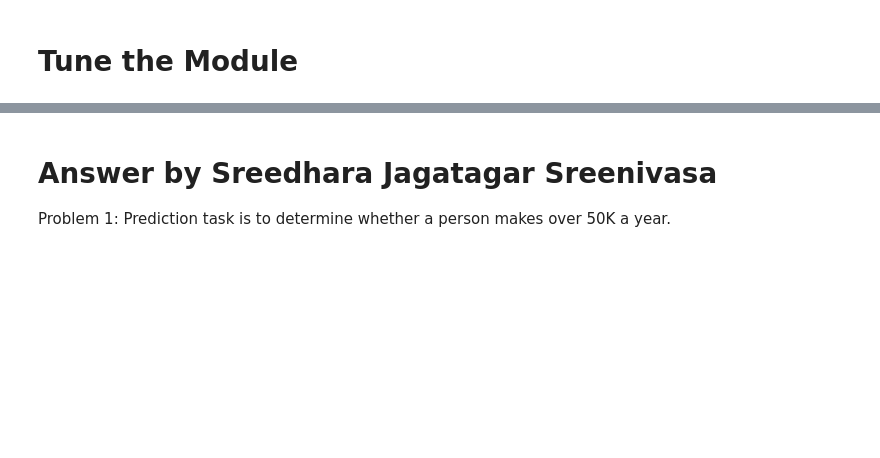
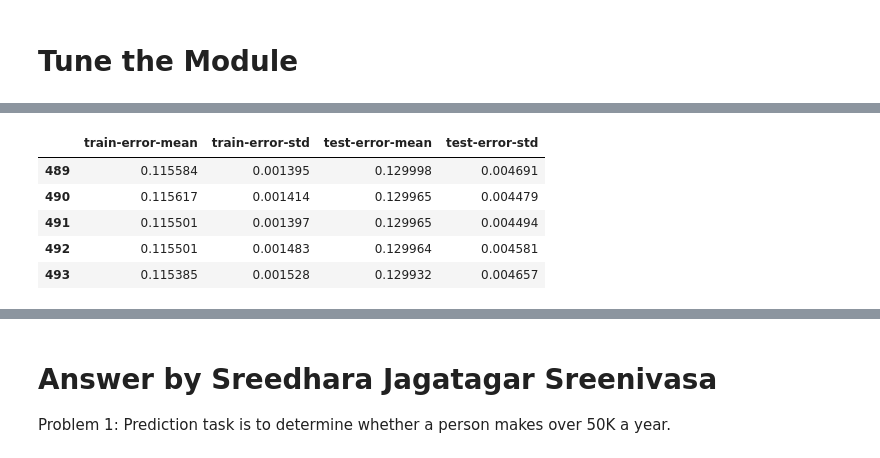
Before and after one commit to jssreedhara/DataScience_Project_3_APPLICATION_CLASSIFICATION_MODELS, a Jupyter notebook: Session26_ML_Project_Classification Models.ipynb, the cells around one changed output, grey strips where cells are left out. Saved outputs shown, nothing was run; the diff lists cells and outputs as text; code cells hidden in the pictures; blank space fills up the shorter version.

```diff
--- a/Session26_ML_Project_Classification Models.ipynb
+++ b/Session26_ML_Project_Classification Models.ipynb
@@ -412,0 +522,12 @@ final_test.describe()
+# %%
+#Now let’s specify our parameters (with slightly different syntax in some places for the XGBoost native API) and
+#set our stopping criteria. For now, let’s be aggressive with the stopping and say we don’t want the accuracy
+#to improve for at least 100 new trees.
+
+our_params = {'eta': 0.1, 'seed':0, 'subsample': 0.8, 'colsample_bytree': 0.8,
+             'objective': 'binary:logistic', 'max_depth':3, 'min_child_weight':1}
+# Grid Search CV optimized settings
+
+cv_xgb = xgb.cv(params = our_params, dtrain = xgdmat, num_boost_round = 3000, nfold = 5,
+                metrics = ['error'], # Make sure you enter metrics inside a list or you may encounter issues!
+                early_stopping_rounds = 100) # Look for early stopping that minimizes error
@@ -412,0 +552,10 @@ final_test.describe()
+# %%
+#We can look at our CV results to see how accurate we were with these settings.
+cv_xgb.tail(5)
+# %% [output]
+|  | train-error-mean | train-error-std | test-error-mean | test-error-std |
+| 489 | 0.115584 | 0.001395 | 0.129998 | 0.004691 |
+| 490 | 0.115617 | 0.001414 | 0.129965 | 0.004479 |
+| 491 | 0.115501 | 0.001397 | 0.129965 | 0.004494 |
+| 492 | 0.115501 | 0.001483 | 0.129964 | 0.004581 |
+| 493 | 0.115385 | 0.001528 | 0.129932 | 0.004657 |
```
Also changed, not shown: parts of 12 cells of this notebook.
